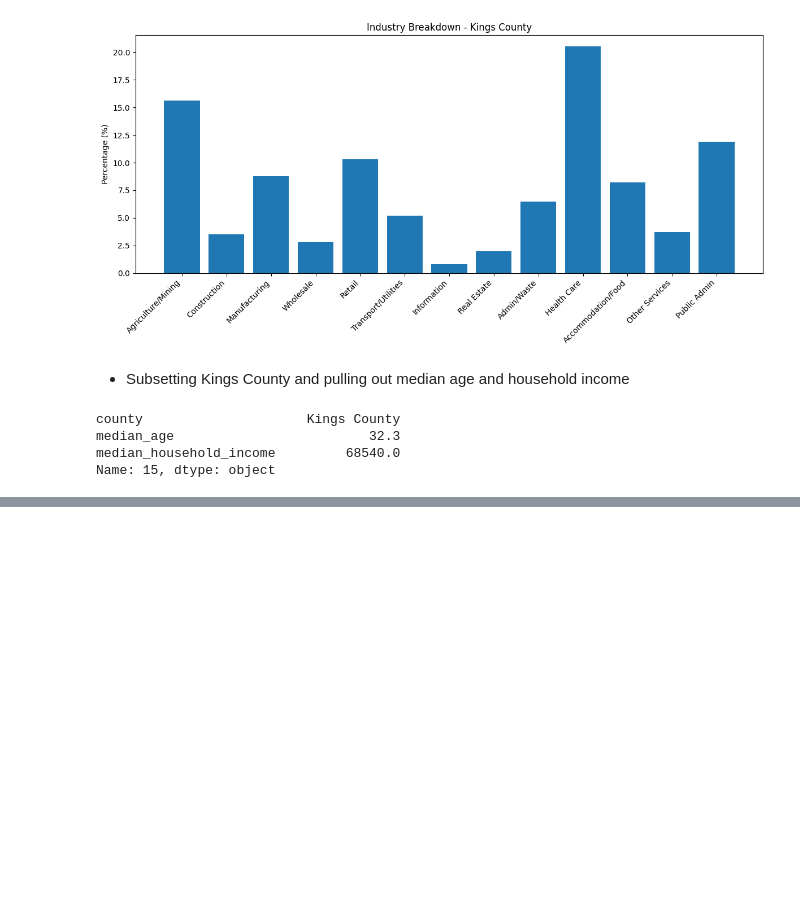
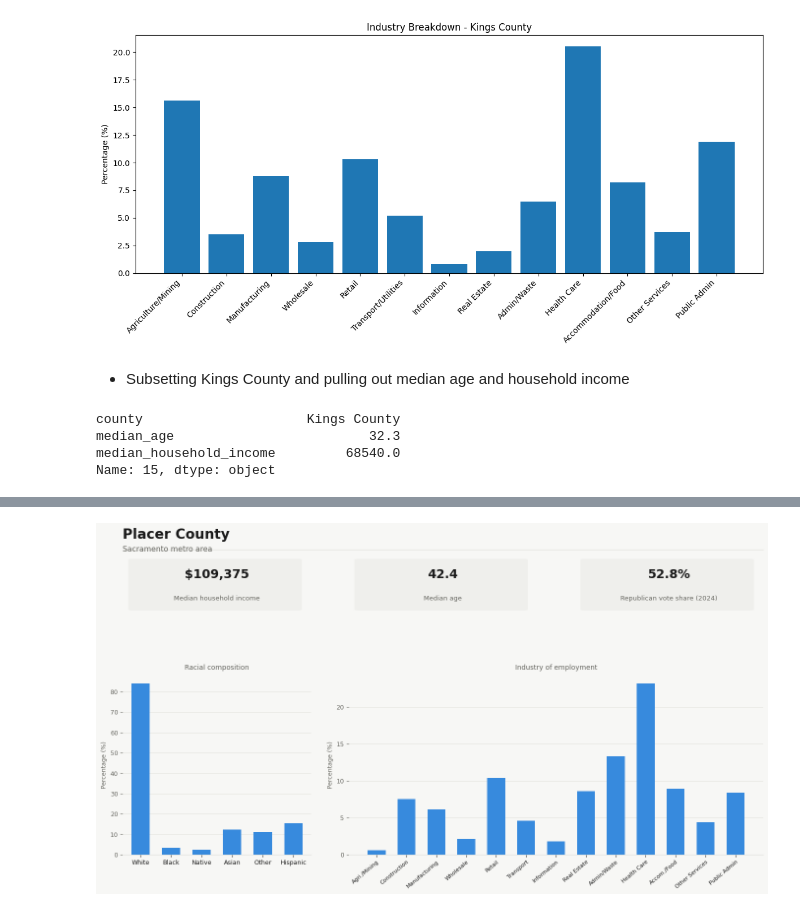
Before and after one commit to sose27/GROUP1_comm3180_S26_Data_Project, a Jupyter notebook: data_analysis/ACS_election.ipynb, the cells around one changed output, grey strips where cells are left out. Saved outputs shown, nothing was run; the diff lists cells and outputs as text; code cells hidden in the pictures; blank space fills up the shorter version.

```diff
--- a/data_analysis/ACS_election.ipynb
+++ b/data_analysis/ACS_election.ipynb
@@ -315,0 +326,98 @@ Name: 15, dtype: object
+# %%
+placer = ACS_final[ACS_final['county'] == 'Placer County'].iloc[0]
+
+race_labels = ['White', 'Black', 'Native', 'Asian', 'Other', 'Hispanic']
+race_cols   = ['pct_white', 'pct_black', 'pct_native', 'pct_asian', 'pct_other', 'pct_hispanic']
+race_values = placer[race_cols].values
+
+industry_labels = ['Agri./Mining', 'Construction', 'Manufacturing', 'Wholesale', 'Retail',
+                   'Transport', 'Information', 'Real Estate', 'Admin/Waste',
+                   'Health Care', 'Accom./Food', 'Other Services', 'Public Admin']
+industry_cols = ['pct_agriculture_mining', 'pct_construction', 'pct_manufacturing',
+                 'pct_wholesale_trade', 'pct_retail_trade', 'pct_transportation_warehousing_utilities',
+                 'pct_information', 'pct_real_estate_rental_leasing', 'pct_admin_waste_services',
+                 'pct_health_care_social_assistance', 'pct_accommodation_food_services',
+                 'pct_other_services', 'pct_public_administration']
+industry_values = placer[industry_cols].values
+
+median_income = 109375
+median_age = 42.4
+rep_share = 0.528  # from election data
+
+BAR_COLOR = '#378ADD'
+BG_COLOR = '#F7F7F5'
+CARD_COLOR = '#EFEFEC'
+TEXT_PRIMARY = '#1a1a1a'
+TEXT_SECONDARY = '#666660'
+
+fig = plt.figure(figsize=(14, 8), facecolor=BG_COLOR)
+fig.subplots_adjust(left=0.04, right=0.97, top=0.88, bottom=0.12, hspace=0.5)
+
+gs = gridspec.GridSpec(2, 3, figure=fig, height_ratios=[1, 3])
+
+# --- Header ---
+fig.text(0.04, 0.95, 'Placer County', fontsize=20, fontweight='bold',
+         color=TEXT_PRIMARY, va='top')
+fig.text(0.04, 0.905, 'Sacramento metro area',
+         fontsize=11, color=TEXT_SECONDARY, va='top')
+fig.add_artist(plt.Line2D([0.04, 0.97], [0.895, 0.895],
+               transform=fig.transFigure, color='#DDDDD8', linewidth=0.8))
+
+# --- Stat cards ---
+stats = [
+    ('Median household income', f'${median_income:,.0f}'),
+    ('Median age', f'{median_age}'),
+    ('Republican vote share (2024)', f'{rep_share*100:.1f}%'),
+]
+
+for i, (label, value) in enumerate(stats):
+    ax = fig.add_subplot(gs[0, i])
+    ax.set_facecolor(BG_COLOR)
+    ax.axis('off')
+    card = FancyBboxPatch((0.05, 0.1), 0.88, 0.82,
+                          boxstyle="round,pad=0.02",
+                          facecolor=CARD_COLOR, edgecolor='none',
+                          transform=ax.transAxes, clip_on=False)
+    ax.add_patch(card)
+    ax.text(0.5, 0.68, value, transform=ax.transAxes,
+            fontsize=18, fontweight='bold', color=TEXT_PRIMARY,
+            ha='center', va='center')
+    ax.text(0.5, 0.28, label, transform=ax.transAxes,
+            fontsize=9.5, color=TEXT_SECONDARY,
+            ha='center', va='center')
+
+# --- Race chart ---
+ax_race = fig.add_subplot(gs[1, 0])
+ax_race.bar(race_labels, race_values, color=BAR_COLOR, width=0.6, zorder=2)
+ax_race.set_facecolor(BG_COLOR)
+ax_race.set_ylabel('Percentage (%)', fontsize=9, color=TEXT_SECONDARY)
+ax_race.set_title('Racial composition', fontsize=10, color=TEXT_SECONDARY,
+                  fontweight='normal', pad=8)
+ax_race.tick_params(axis='x', labelsize=9, colors=TEXT_PRIMARY)
+ax_race.tick_params(axis='y', labelsize=9, colors=TEXT_SECONDARY)
+ax_race.spines[['top', 'right', 'left']].set_visible(False)
+ax_race.spines['bottom'].set_color('#DDDDD8')
+ax_race.yaxis.grid(True, color='#DDDDD8', linewidth=0.6, zorder=0)
+ax_race.set_axisbelow(True)
+
+# --- Industry chart ---
+ax_ind = fig.add_subplot(gs[1, 1:])
+ax_ind.bar(industry_labels, industry_values, color=BAR_COLOR, width=0.6, zorder=2)
+ax_ind.set_facecolor(BG_COLOR)
+ax_ind.set_ylabel('Percentage (%)', fontsize=9, color=TEXT_SECONDARY)
+ax_ind.set_title('Industry of employment', fontsize=10, color=TEXT_SECONDARY,
+                 fontweight='normal', pad=8)
+ax_ind.tick_params(axis='x', labelsize=8, colors=TEXT_PRIMARY, rotation=40)
+ax_ind.tick_params(axis='y', labelsize=9, colors=TEXT_SECONDARY)
+ax_ind.spines[['top', 'right', 'left']].set_visible(False)
+ax_ind.spines['bottom'].set_color('#DDDDD8')
+ax_ind.yaxis.grid(True, color='#DDDDD8', linewidth=0.6, zorder=0)
+ax_ind.set_axisbelow(True)
+
+plt.setp(ax_ind.get_xticklabels(), ha='right', rotation_mode='anchor')
+
+plt.savefig('placer_county_profile.png', dpi=150, bbox_inches='tight',
+            facecolor=BG_COLOR)
+plt.show()
+# %% [output]
+[figure, added]
```
Also changed, not shown: parts of 8 cells of this notebook, 4 other files.
